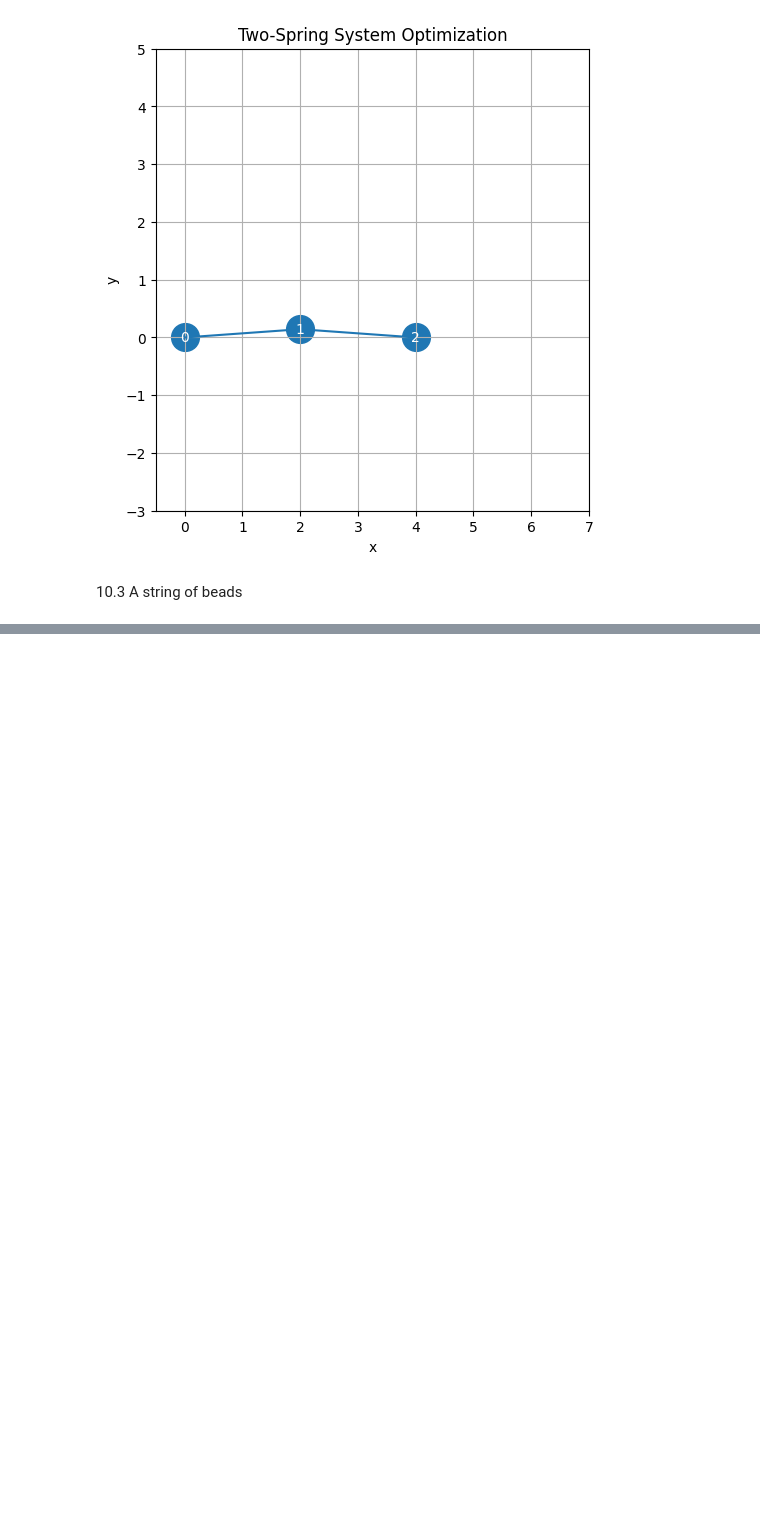
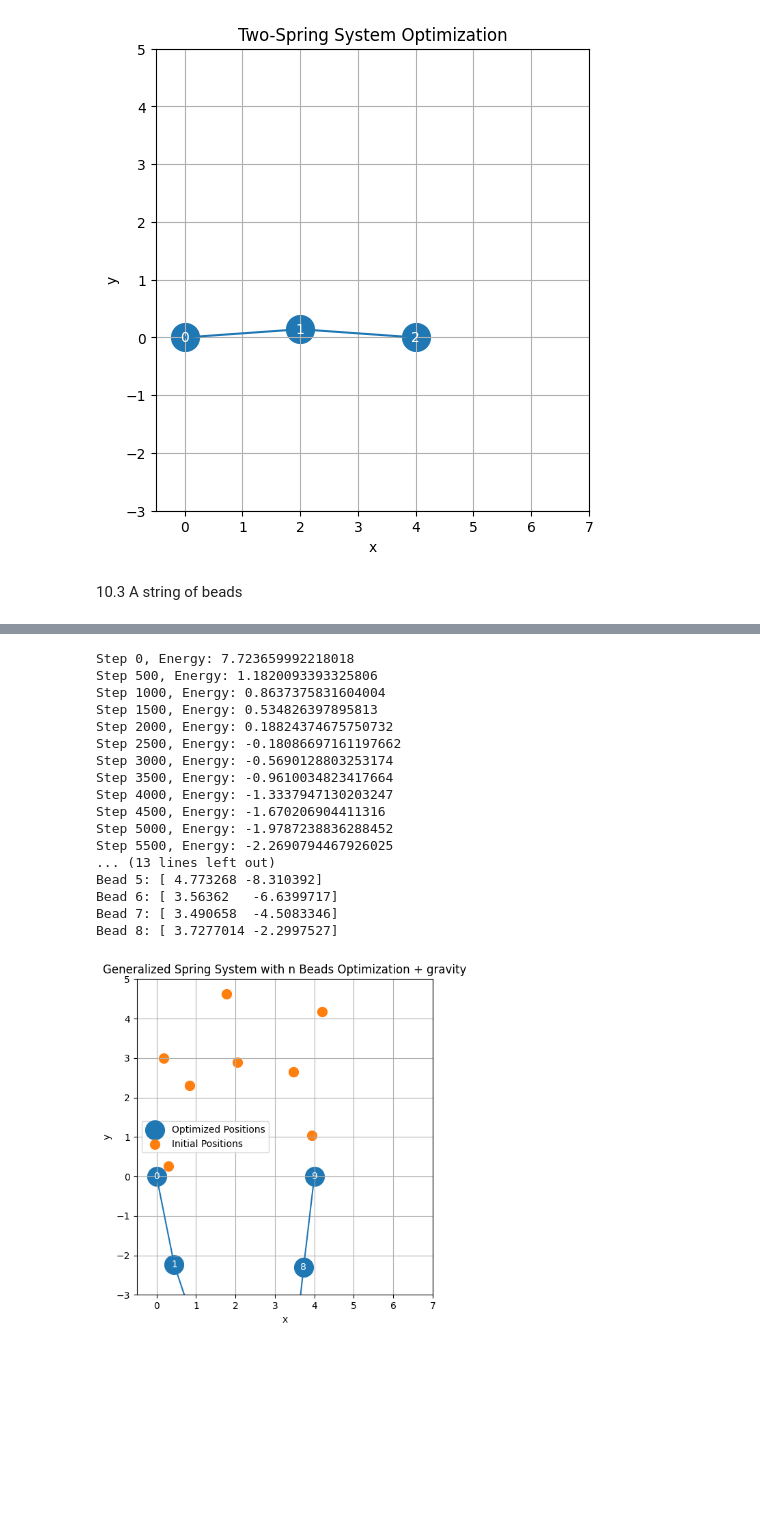
Before and after one commit to Justusperthes/Comphy, a Jupyter notebook: w8/torch.ipynb, the cells around one changed output, grey strips where cells are left out. Drawn from its saved outputs; the diff is of its cells as text; code cells hidden in the pictures; blank space fills up the shorter version.

```diff
--- a/w8/torch.ipynb
+++ b/w8/torch.ipynb
@@ -1218,0 +1258,50 @@ Bead 3: [2.2056727  0.88337666]
+# %%
+# learning
+learning_rate = 0.01
+steps = 10000
+P0 = [0, 0]  # Fixed point 1
+P2 = [4, 0]  # Fixed point 2
+n = 10        # Total number of beads (including fixed ones)
+
+model = GravSpringSys(P0, P2, n)
+
+optimizer = torch.optim.SGD(model.parameters(), lr=learning_rate)
+
+# Optimize
+for step in range(steps):
+    optimizer.zero_grad()
+    energy = model()
+    energy.backward()
+    optimizer.step()
+
+    if step % 500 == 0:
+        print(f'Step {step}, Energy: {energy.item()}')
+
+optimized_positions = model.P.data.numpy()
+print("Optimized positions of beads:")
+for i, pos in enumerate(optimized_positions):
+    print(f'Bead {i + 1}: {pos}')
+
+fig, ax = plt.subplots(figsize=(8, 6))
+model.draw(ax, show_initial=True)  # Pass show_initial=True
+plt.title('Generalized Spring System with n Beads Optimization + gravity')
+plt.show()
+# %% [output]
+Step 0, Energy: 7.723659992218018
+Step 500, Energy: 1.1820093393325806
+Step 1000, Energy: 0.8637375831604004
+Step 1500, Energy: 0.534826397895813
+Step 2000, Energy: 0.18824374675750732
+Step 2500, Energy: -0.18086697161197662
+Step 3000, Energy: -0.5690128803253174
+Step 3500, Energy: -0.9610034823417664
+Step 4000, Energy: -1.3337947130203247
+Step 4500, Energy: -1.670206904411316
+Step 5000, Energy: -1.9787238836288452
+Step 5500, Energy: -2.2690794467926025
+... (13 lines left out)
+Bead 5: [ 4.773268 -8.310392]
+Bead 6: [ 3.56362   -6.6399717]
+Bead 7: [ 3.490658  -4.5083346]
+Bead 8: [ 3.7277014 -2.2997527]
+[figure, added]
```
Also changed, not shown: parts of 2 cells of this notebook.
